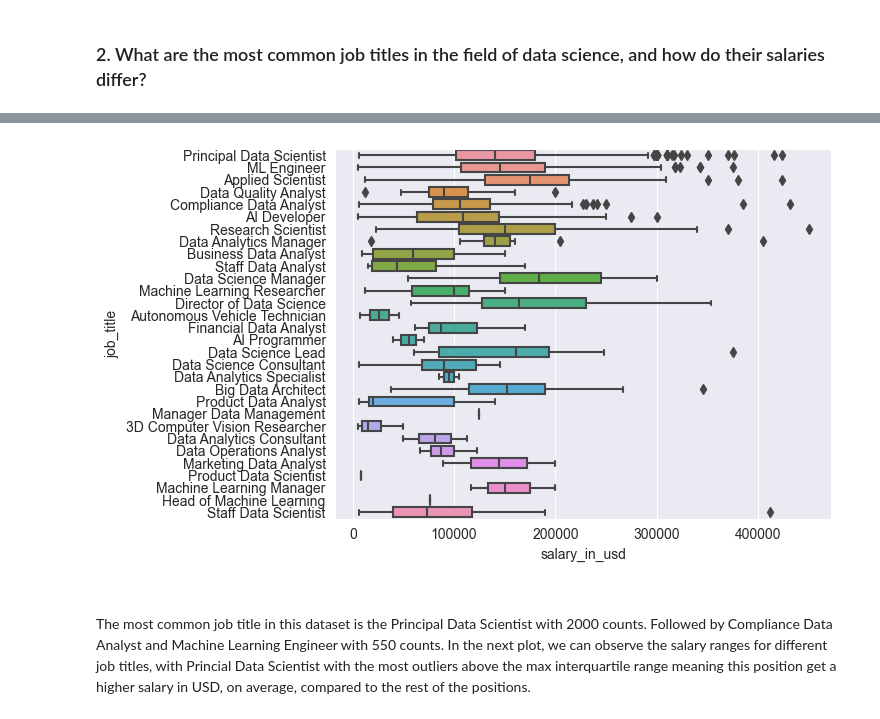
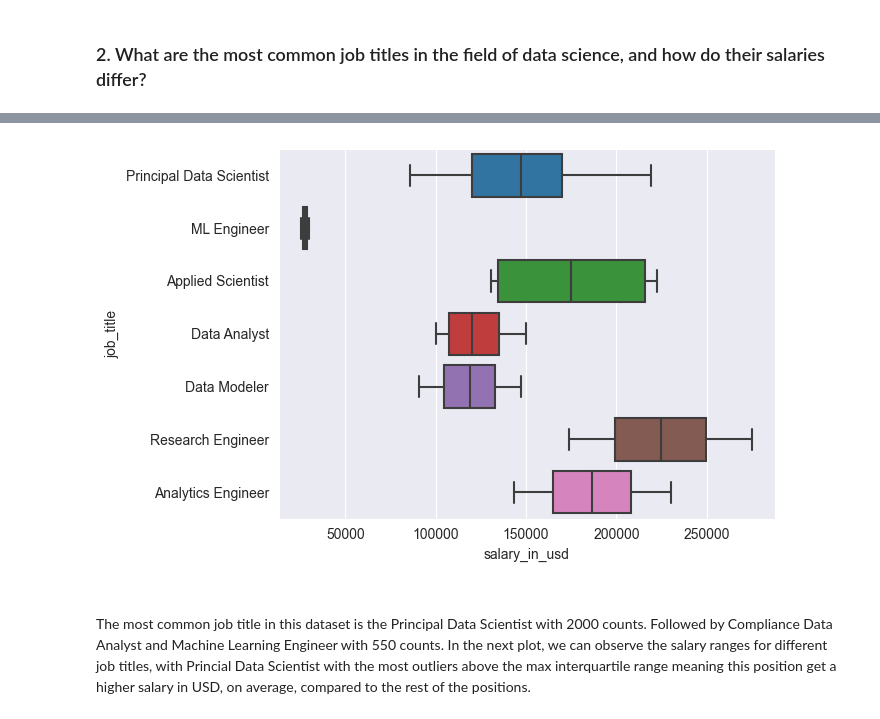
Before and after one commit to Nick-Climaco/code, a Jupyter notebook: Python_code/data projects/Data Science Salaries/notebook.ipynb, the cells around one changed output, grey strips where cells are left out. Saved outputs shown, nothing was run; the diff lists cells and outputs as text; code cells hidden in the pictures.

```diff
--- a/Python_code/data projects/Data Science Salaries/notebook.ipynb
+++ b/Python_code/data projects/Data Science Salaries/notebook.ipynb
@@ -207,11 +223,11 @@ plt.show()
 salary_per_title = salary_df.groupby("job_title")["salary_in_usd"].agg(lambda x : round(np.mean(x), 2))
 salary_per_title = salary_per_title.sort_values(ascending=False).reset_index()
 # %%
-sns.boxplot(y = "job_title", x = "salary_in_usd", data = salary_df)
+sns.boxplot(y = "job_title", x = "salary_in_usd", data = salary_df.head(25))
 
 plt.show()
 # %% [output]
-[figure, old version]
+[figure, new version]
 # %% [markdown]
 ###
 The most common job title in this dataset is the Principal Data Scientist with 2000 counts. Followed by Compliance Data Analyst and Machine Learning Engineer with 550 counts. In the next plot, we can observe the salary ranges for different job titles, with Princial Data Scientist with the most outliers above the max interquartile range meaning this position get a higher salary in USD, on average, compared to the rest of the positions.
```
Also changed, not shown: parts of 3 cells of this notebook.
